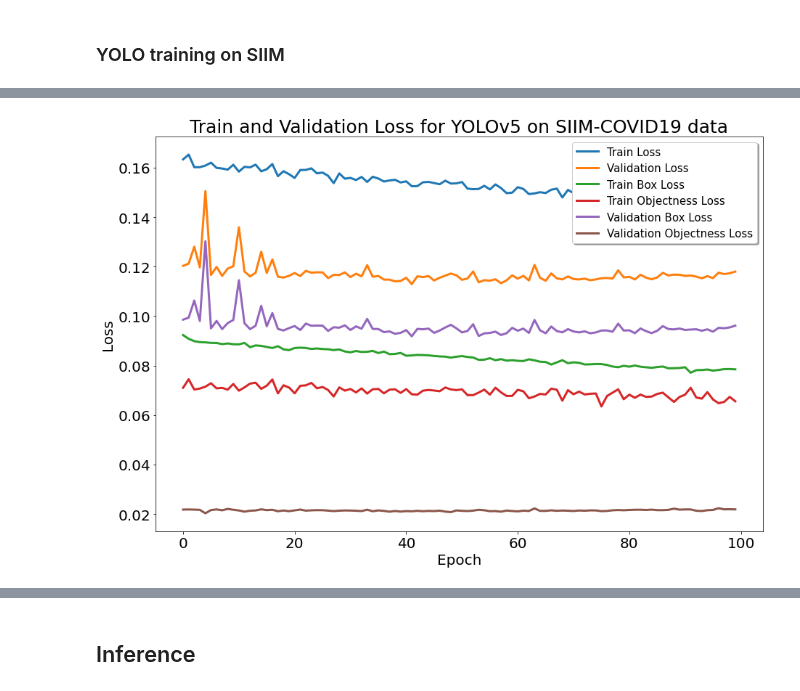
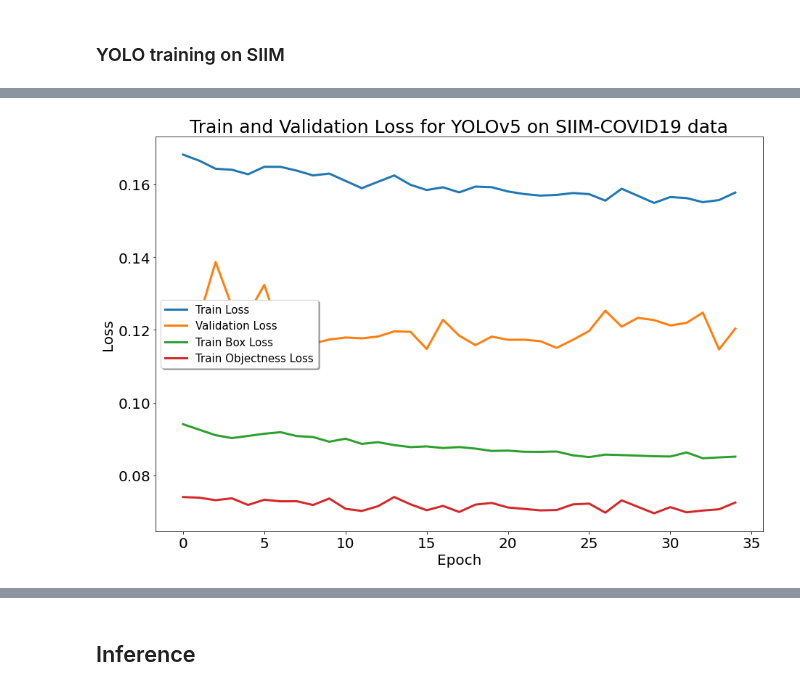
Before and after one commit to JulianSe26/aml-project, a Jupyter notebook: src/yolo/yolo-evaluations.ipynb, the cells around one changed output, grey strips where cells are left out. Cells and saved outputs as stored; diff of their text form; code cells hidden in the pictures.

```diff
--- a/src/yolo/yolo-evaluations.ipynb
+++ b/src/yolo/yolo-evaluations.ipynb
@@ -81,7 +81,7 @@ fig.savefig(path,dpi=200)
 ### YOLO training on SIIM
 # %%
 loss_path = "./losses_final/"
-train_loss = np.load(loss_path + "yolov5_train_loss_99.np.npy")
-val_loss = np.load(loss_path + "yolov5_val_loss_99.np.npy" )
+train_loss = np.load(loss_path + "yolov5_train_loss_34.np.npy")
+val_loss = np.load(loss_path + "yolov5_val_loss_34.np.npy" )
 assert len(val_loss) == len(train_loss)
 # %%
@@ -115,23 +95,23 @@ array([[    0.09233,    0.071039,           0,     0.16337],
 # %%
 x = [i for i in range(len(val_loss))]
 
 fig = plt.figure(figsize=(15,10))
 plt.plot(x,train_loss[:,3] , label="Train Loss", linewidth=3)
 plt.plot(x,val_loss[:,3], label="Validation Loss", linewidth=3)
 plt.plot(x,train_loss[:,0], label="Train Box Loss", linewidth=3)
 plt.plot(x,train_loss[:,1], label="Train Objectness Loss", linewidth=3)
-plt.plot(x,val_loss[:,0], label="Validation Box Loss", linewidth=3)
-plt.plot(x,val_loss[:,1], label="Validation Objectness Loss", linewidth=3)
+#plt.plot(x,val_loss[:,0], label="Validation Box Loss", linewidth=3)
+#plt.plot(x,val_loss[:,1], label="Validation Objectness Loss", linewidth=3)
 plt.title("Train and Validation Loss for YOLOv5 on SIIM-COVID19 data", fontsize=25)
 plt.ylabel("Loss",fontsize=20)
 plt.xlabel("Epoch",fontsize=20)
 plt.legend(shadow=True,loc="best", prop={'size': 15})
 plt.xticks(fontsize=20 )
 plt.yticks(fontsize=20 )
 plt.show(block=True)
-fig.savefig("../../imgs/models/loss_yolo_42_siim.png",dpi=200)
+fig.savefig("../../imgs/models/loss_yolo_35_siim_final.png",dpi=200)
 # %% [output]
-[figure, old version]
+[figure, new version]
 # %%
 precision, recall, ap, f1, ap_class, ap50, mp, mr, map50 = [], [], [], [], [], [], [], [], []
 for metrics in metrics_list:
```
Also changed, not shown: parts of 4 cells of this notebook, 30 other files.
